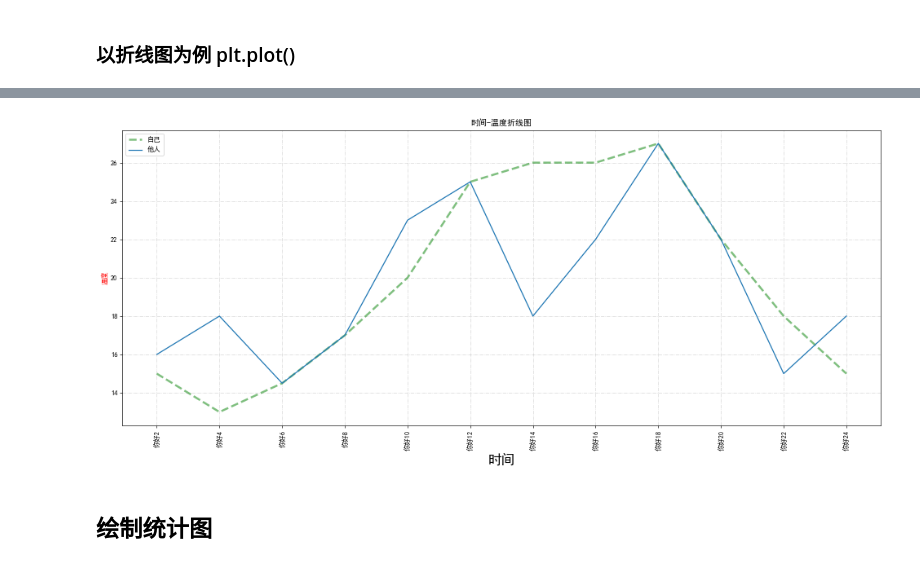
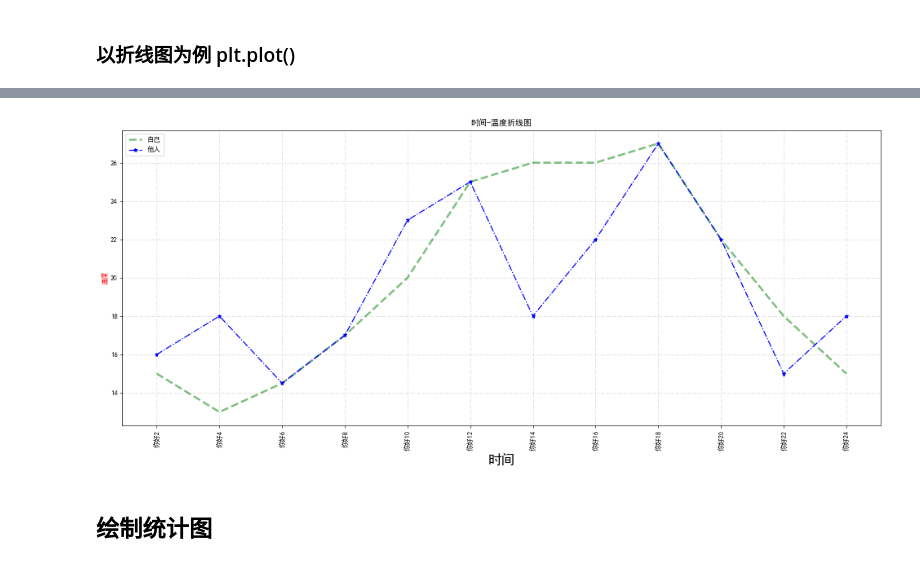
Before and after one commit to qsy28/study-notes, a Jupyter notebook: Python与统计/Matplotlib学习总结.ipynb, the cells around one changed output, grey strips where cells are left out. Drawn from its saved outputs; the diff is of its cells as text; code cells hidden in the pictures.

```diff
--- a/Python与统计/Matplotlib学习总结.ipynb
+++ b/Python与统计/Matplotlib学习总结.ipynb
@@ -24,35 +37,35 @@ plt.rcParams['axes.unicode_minus'] = False
 
 ## 设置x,y轴刻度
 plt.xticks(range(2,25))
 #plt.yticks(range(min(y),max(y)+1))
 
 # 设置字符串标度：数字与字符串一一对应，长度要一致
 _x = list(x)
 _xticks_labels = ["你好{}".format(i) for i in _x]
 plt.xticks(_x,_xticks_labels,rotation = 90)#rotation表示顺时针旋转参数
 
 ## 添加描述
 plt.xlabel("时间",size = 20)
 plt.ylabel("温度",color = 'r')
 plt.title("时间-温度折线图")
 
 ## 绘制网格
 plt.grid(alpha = 0.5, linestyle = '-.') #alpha设置透明度
 
 
 # 图片保存
 #plt.savefig('./1.png')
 
 # 绘制多主体信息，设置label、颜色、线条风格、线条粗细、透明度
 plt.plot(x,y_1,label='自己',color = 'g',linestyle = '--',linewidth = 3, alpha = 0.5)
-plt.plot(x,y_2,label='他人')
+plt.plot(x,y_2,'b*-.',label='他人')
 
 ## 添加图例(要在plot()函数之后)
 plt.legend(loc = "upper left")
 
 plt.show()
 # %% [output]
-[figure, old version]
+[figure, new version]
 # %% [markdown]
 ## 绘制统计图
 # %% [markdown]
```
Also changed, not shown: parts of 11 cells of this notebook, 4 other files.
